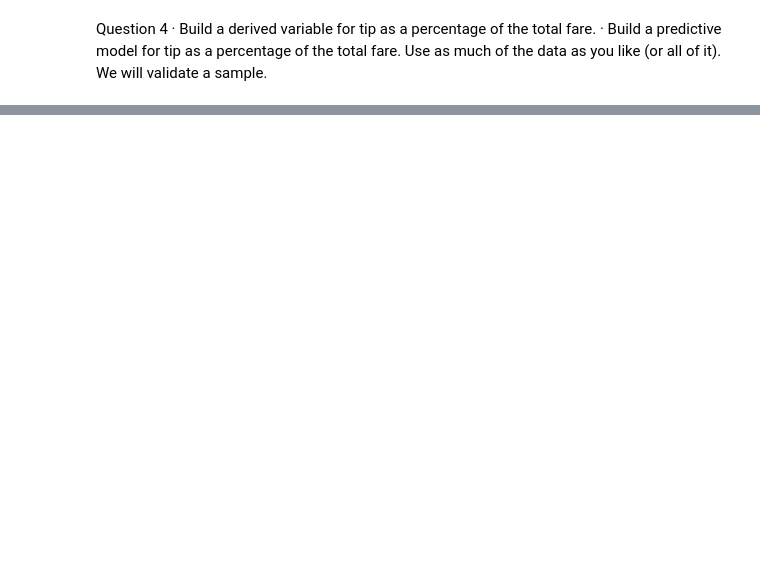
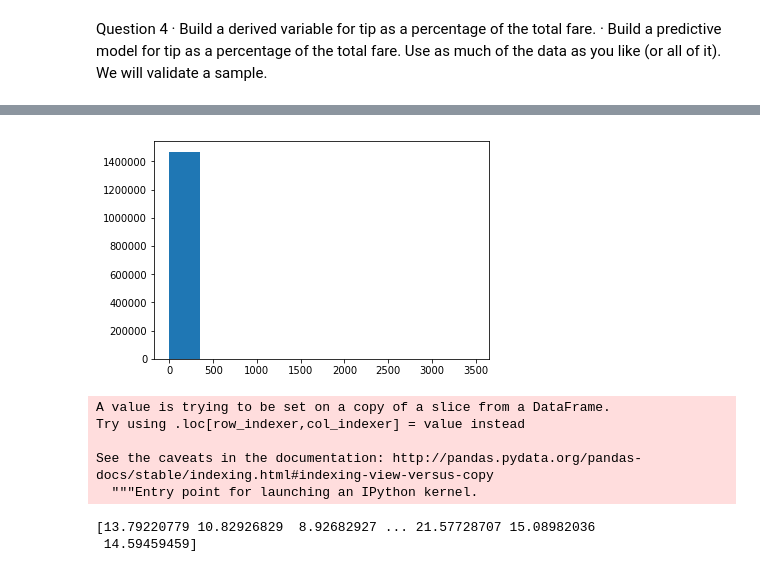
Before and after one commit to Stephaniewangxy/Green_taxi_hw, a Jupyter notebook: case study homework.ipynb, the cells around one changed output, grey strips where cells are left out. Saved outputs shown, nothing was run; the diff lists cells and outputs as text; code cells hidden in the pictures; blank space fills up the shorter version.

```diff
--- a/case study homework.ipynb
+++ b/case study homework.ipynb
@@ -197,0 +210,6 @@ Question 4 · Build a derived variable for tip as a percentage of the total fare
+# %%
+df['trip_time'] = (df['dropoff'] - df['pickup']).apply(lambda x: x.total_seconds())
+df = df[df['trip_time'] > 60]
+# %%
+df['average_speed'] = 3600*(df['Trip_distance']/df['trip_time'])
+df['average_speed'].head()
@@ -197,0 +228,13 @@ Question 4 · Build a derived variable for tip as a percentage of the total fare
+# %%
+plt.hist(df['average_speed'])
+plt.show()
+# %% [output]
+[figure, added]
+# %%
+df['week'] = df['dropoff'].apply(lambda x: x.week)
+# %% [output]
+A value is trying to be set on a copy of a slice from a DataFrame.
+Try using .loc[row_indexer,col_indexer] = value instead
+
+See the caveats in the documentation: http://pandas.pydata.org/pandas-docs/stable/indexing.html#indexing-view-versus-copy
+  """Entry point for launching an IPython kernel.
@@ -197,0 +247,5 @@ Question 4 · Build a derived variable for tip as a percentage of the total fare
+# %%
+print(week_1)
+# %% [output]
+[13.79220779 10.82926829  8.92682927 ... 21.57728707 15.08982036
+ 14.59459459]
```
Also changed, not shown: parts of 16 cells of this notebook.
